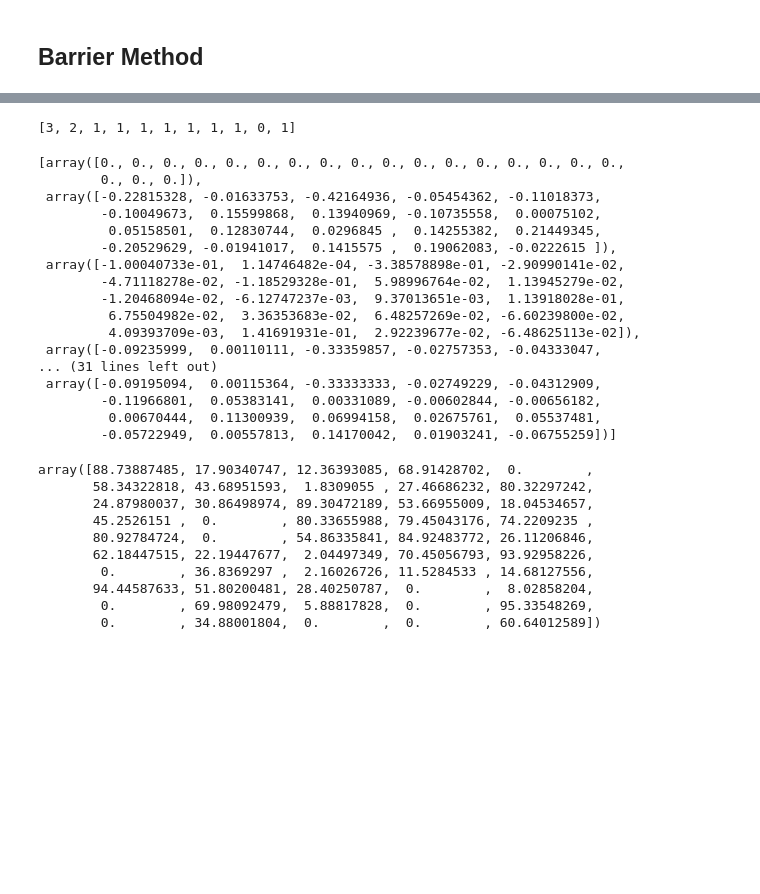
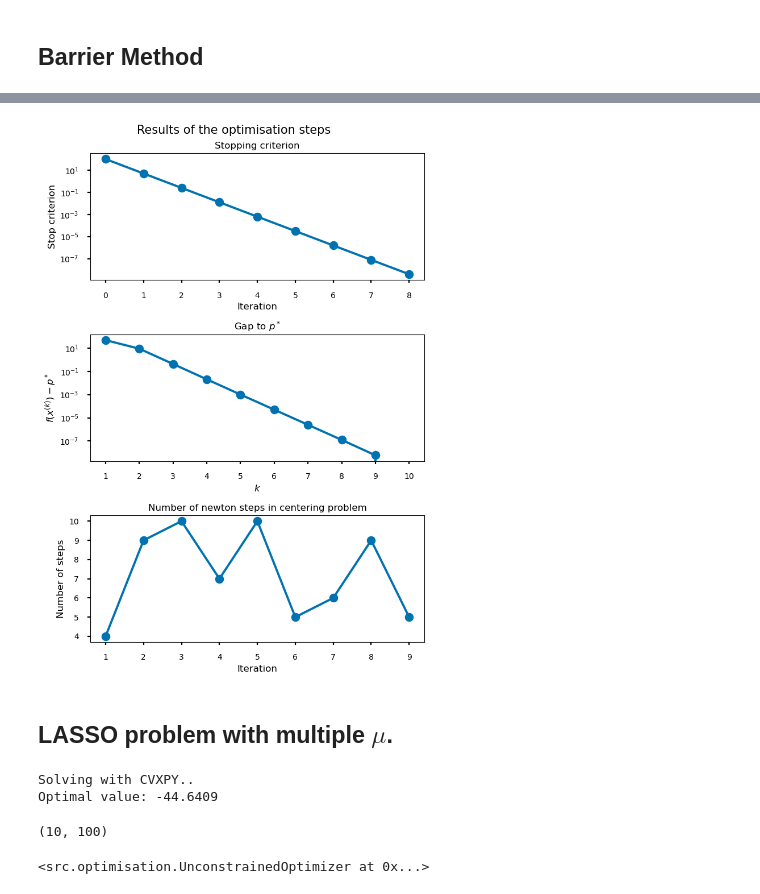
Before and after one commit to gwatkinson/ConvexOptimisationHW3, a Jupyter notebook: test.ipynb, the cells around one changed output, grey strips where cells are left out. Saved outputs shown, nothing was run; the diff lists cells and outputs as text; code cells hidden in the pictures; blank space fills up the shorter version.

```diff
--- a/test.ipynb
+++ b/test.ipynb
@@ -304,13 +258,33 @@ X, y, coefs = make_regression(
     random_state=123
 )
 
-y /= 3*np.abs(y).max()
+y /= np.std(y)
 
 ld = 10
 Q = 0.5*np.identity(N)
 p = -y
 A = np.vstack((X.T, -X.T))
 b = ld * np.ones(M)
+# %%
+def generate_data(N=20, D=50, ld=10, sigma=5, density=0.2):
+    "Generates data matrix X and observations Y."
+    np.random.seed(1)
+    beta_star = np.random.randn(D)
+    idxs = np.random.choice(range(D), int((1-density)*D), replace=False)
+    for idx in idxs:
+        beta_star[idx] = 0
+    X = np.random.randn(N,D)
+    y = X.dot(beta_star) + np.random.normal(0, sigma, size=N)
+    Q = 0.5*np.identity(N)
+    p = y
+    A = np.vstack((X.T, -X.T))
+    b = ld * np.ones(M)
+    return X, y, beta_star, Q, p, A, b
+# %%
+N = 20
+D = 50
+M = 2*D
+X, y, beta_star, Q, p, A, b = generate_data(N=N, D=D, ld=10, sigma=0.1, density=0.2)
 # %%
 x0 = np.zeros(N)
 t0 = 1
@@ -324,7 +298,7 @@ qp = QuadraticBarrierMethod(
     t0=t0,
     mu=mu,
     tol=0,
-    error=1e-10,
+    error=1e-8,
     centering_kwargs=dict(
         alpha=0.2,
         max_iter=200,
@@ -354,37 +328,6 @@ Step 3:
-# %%
-qp.number_centering_steps
-# %% [output]
-[3, 2, 1, 1, 1, 1, 1, 1, 1, 0, 1]
-# %%
-qp.xs
-# %% [output]
-[array([0., 0., 0., 0., 0., 0., 0., 0., 0., 0., 0., 0., 0., 0., 0., 0., 0.,
-        0., 0., 0.]),
- array([-0.22815328, -0.01633753, -0.42164936, -0.05454362, -0.11018373,
-        -0.10049673,  0.15599868,  0.13940969, -0.10735558,  0.00075102,
-         0.05158501,  0.12830744,  0.0296845 ,  0.14255382,  0.21449345,
-        -0.20529629, -0.01941017,  0.1415575 ,  0.19062083, -0.0222615 ]),
- array([-1.00040733e-01,  1.14746482e-04, -3.38578898e-01, -2.90990141e-02,
-        -4.71118278e-02, -1.18529328e-01,  5.98996764e-02,  1.13945279e-02,
-        -1.20468094e-02, -6.12747237e-03,  9.37013651e-03,  1.13918028e-01,
-         6.75504982e-02,  3.36353683e-02,  6.48257269e-02, -6.60239800e-02,
-         4.09393709e-03,  1.41691931e-01,  2.92239677e-02, -6.48625113e-02]),
- array([-0.09235999,  0.00110111, -0.33359857, -0.02757353, -0.04333047,
-... (31 lines left out)
- array([-0.09195094,  0.00115364, -0.33333333, -0.02749229, -0.04312909,
-        -0.11966801,  0.05383141,  0.00331089, -0.00602844, -0.00656182,
-         0.00670444,  0.11300939,  0.06994158,  0.02675761,  0.05537481,
-        -0.05722949,  0.00557813,  0.14170042,  0.01903241, -0.06755259])]
-# %%
-coefs
-# %% [output]
-array([88.73887485, 17.90340747, 12.36393085, 68.91428702,  0.        ,
-       58.34322818, 43.68951593,  1.8309055 , 27.46686232, 80.32297242,
-       24.87980037, 30.86498974, 89.30472189, 53.66955009, 18.04534657,
-       45.2526151 ,  0.        , 80.33655988, 79.45043176, 74.2209235 ,
-       80.92784724,  0.        , 54.86335841, 84.92483772, 26.11206846,
-       62.18447515, 22.19447677,  2.04497349, 70.45056793, 93.92958226,
-        0.        , 36.8369297 ,  2.16026726, 11.5284533 , 14.68127556,
-       94.44587633, 51.80200481, 28.40250787,  0.        ,  8.02858204,
-        0.        , 69.98092479,  5.88817828,  0.        , 95.33548269,
-        0.        , 34.88001804,  0.        ,  0.        , 60.64012589])
+# %%
+qpfig = qp.plot_ouptuts((7, 10))
+# %% [output]
+[figure, added]
+# %% [markdown]
+## LASSO problem with multiple $\mu$.
@@ -390,0 +348,5 @@ array([88.73887485, 17.90340747, 12.36393085, 68.91428702,  0.        ,
+# %%
+lasso.cvxpy_solution()
+# %% [output]
+Solving with CVXPY..
+Optimal value: -44.6409
@@ -390,0 +369,8 @@ array([88.73887485, 17.90340747, 12.36393085, 68.91428702,  0.        ,
+# %%
+lasso.pbs[2].mu, lasso.pbs[2].ts[2]
+# %% [output]
+(10, 100)
+# %%
+lasso.pbs[2].center_pbs[2]
+# %% [output]
+<src.optimisation.UnconstrainedOptimizer at 0x...>
```
Also changed, not shown: parts of 35 cells of this notebook.
